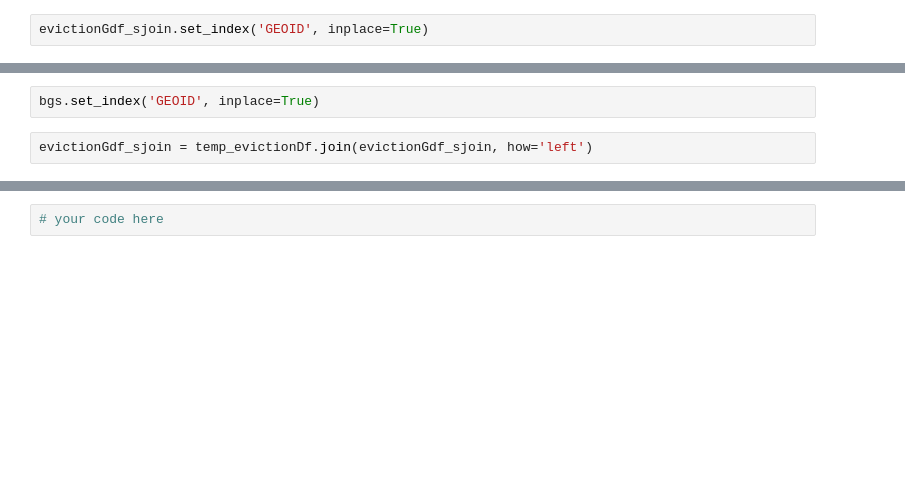
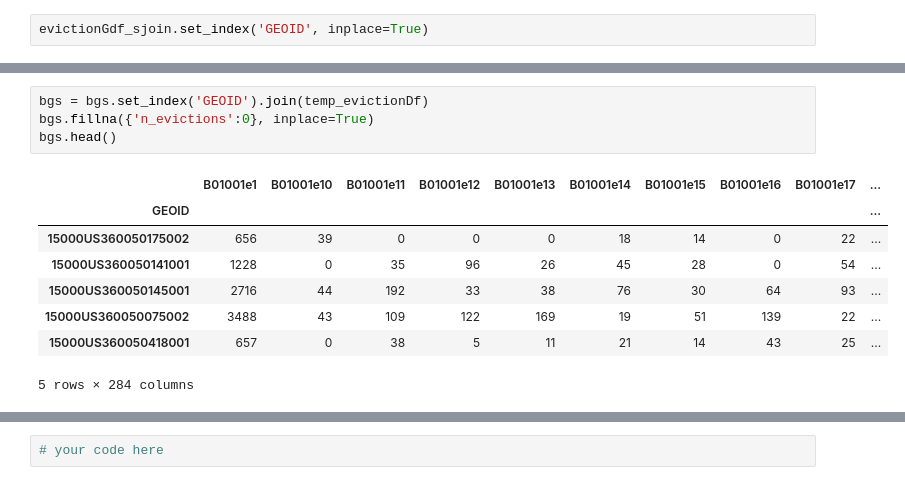
Before and after one commit to tomo-ujikawa/urbandatascience, a Jupyter notebook: classes_tomo/Class 5.ipynb, the cells around one changed output, grey strips where cells are left out. Cells and saved outputs as stored; diff of their text form; blank space fills up the shorter version.

```diff
--- a/classes_tomo/Class 5.ipynb
+++ b/classes_tomo/Class 5.ipynb
@@ -187,4 +187,13 @@ evictionGdf_sjoin
-# %%
-bgs.set_index('GEOID', inplace=True)
 # %%
-evictionGdf_sjoin = temp_evictionDf.join(evictionGdf_sjoin, how='left')
+bgs = bgs.set_index('GEOID').join(temp_evictionDf)
+bgs.fillna({'n_evictions':0}, inplace=True)
+bgs.head()
+# %% [output]
+|  | B01001e1 | B01001e10 | B01001e11 | B01001e12 | B01001e13 | B01001e14 | B01001e15 | B01001e16 | B01001e17 | ... |
+| GEOID |  |  |  |  |  |  |  |  |  | ... |
+| 15000US360050175002 | 656 | 39 | 0 | 0 | 0 | 18 | 14 | 0 | 22 | ... |
+| 15000US360050141001 | 1228 | 0 | 35 | 96 | 26 | 45 | 28 | 0 | 54 | ... |
+| 15000US360050145001 | 2716 | 44 | 192 | 33 | 38 | 76 | 30 | 64 | 93 | ... |
+| 15000US360050075002 | 3488 | 43 | 109 | 122 | 169 | 19 | 51 | 139 | 22 | ... |
+| 15000US360050418001 | 657 | 0 | 38 | 5 | 11 | 21 | 14 | 43 | 25 | ... |
+5 rows × 284 columns
```
Also changed, not shown: parts of 7 cells of this notebook, 2 other files.
